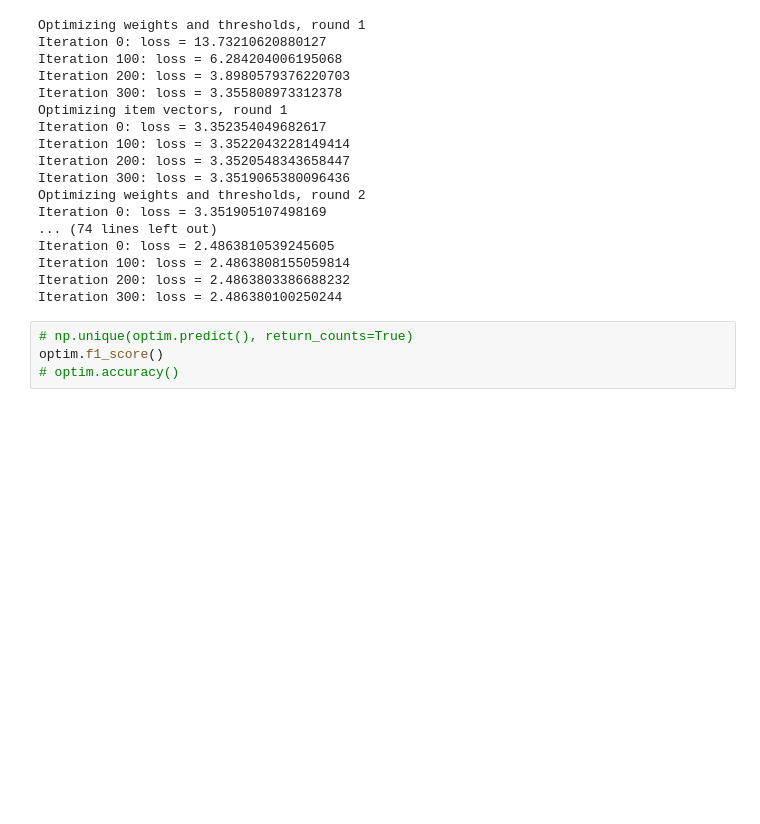
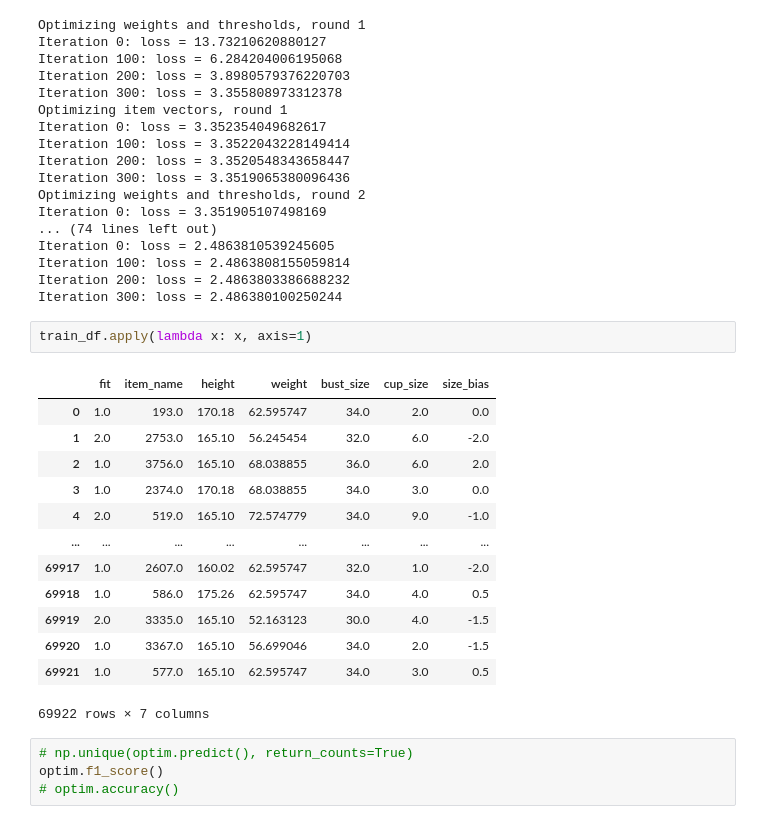
Before and after one commit to Dune-Z/Machine-Learning-Project, a Jupyter notebook: notebooks/zyq Jan 9.ipynb, the cells around one changed output. Saved outputs shown, nothing was run; the diff lists cells and outputs as text; blank space fills up the shorter version.

```diff
--- a/notebooks/zyq Jan 9.ipynb
+++ b/notebooks/zyq Jan 9.ipynb
@@ -216,6 +216,22 @@ Iteration 0: loss = 2.4863810539245605
 Iteration 100: loss = 2.4863808155059814
 Iteration 200: loss = 2.4863803386688232
 Iteration 300: loss = 2.486380100250244
+# %%
+train_df.apply(lambda x: x, axis=1)
+# %% [output]
+|  | fit | item_name | height | weight | bust_size | cup_size | size_bias |
+| 0 | 1.0 | 193.0 | 170.18 | 62.595747 | 34.0 | 2.0 | 0.0 |
+| 1 | 2.0 | 2753.0 | 165.10 | 56.245454 | 32.0 | 6.0 | -2.0 |
+| 2 | 1.0 | 3756.0 | 165.10 | 68.038855 | 36.0 | 6.0 | 2.0 |
+| 3 | 1.0 | 2374.0 | 170.18 | 68.038855 | 34.0 | 3.0 | 0.0 |
+| 4 | 2.0 | 519.0 | 165.10 | 72.574779 | 34.0 | 9.0 | -1.0 |
+| ... | ... | ... | ... | ... | ... | ... | ... |
+| 69917 | 1.0 | 2607.0 | 160.02 | 62.595747 | 32.0 | 1.0 | -2.0 |
+| 69918 | 1.0 | 586.0 | 175.26 | 62.595747 | 34.0 | 4.0 | 0.5 |
+| 69919 | 2.0 | 3335.0 | 165.10 | 52.163123 | 30.0 | 4.0 | -1.5 |
+| 69920 | 1.0 | 3367.0 | 165.10 | 56.699046 | 34.0 | 2.0 | -1.5 |
+| 69921 | 1.0 | 577.0 | 165.10 | 62.595747 | 34.0 | 3.0 | 0.5 |
+69922 rows × 7 columns
 # %%
 # np.unique(optim.predict(), return_counts=True)
 optim.f1_score()
```
Also changed, not shown: parts of 1 cell of this notebook, 6 other files.
